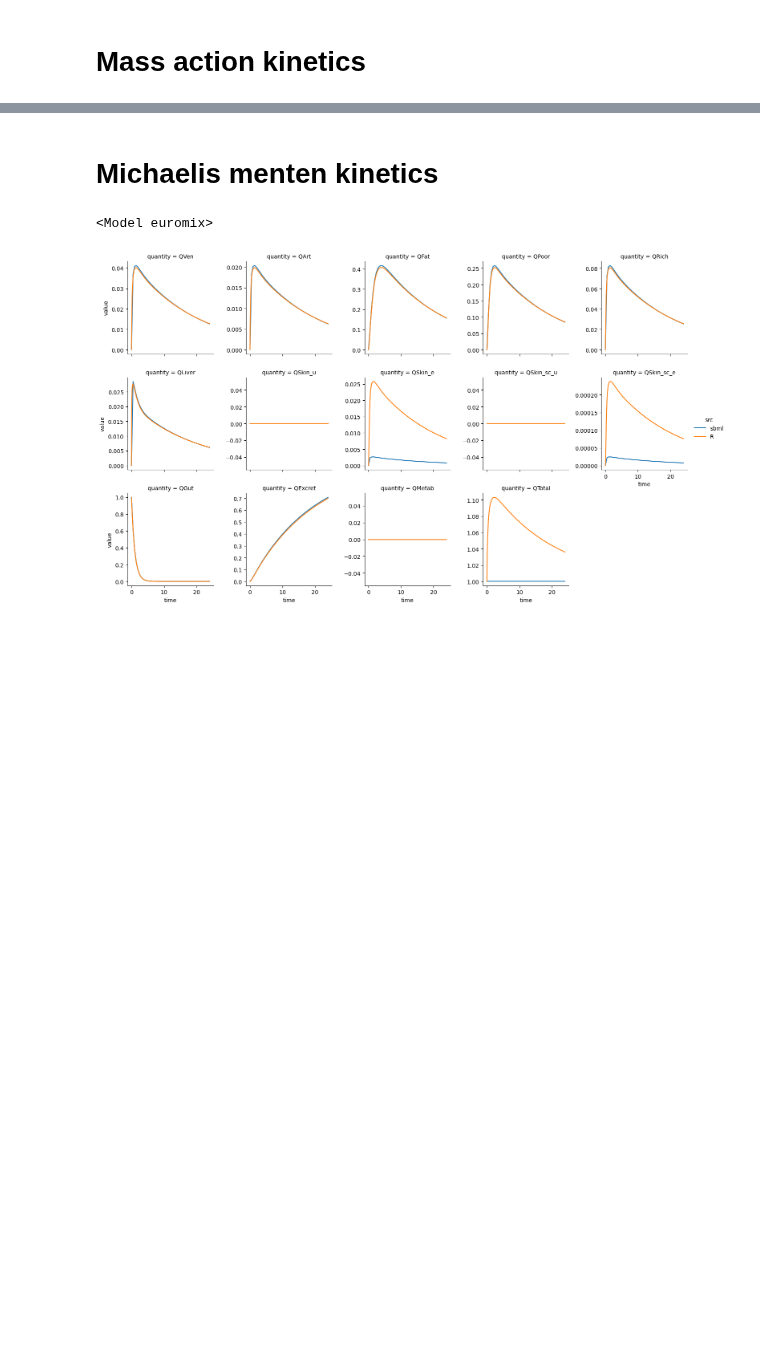
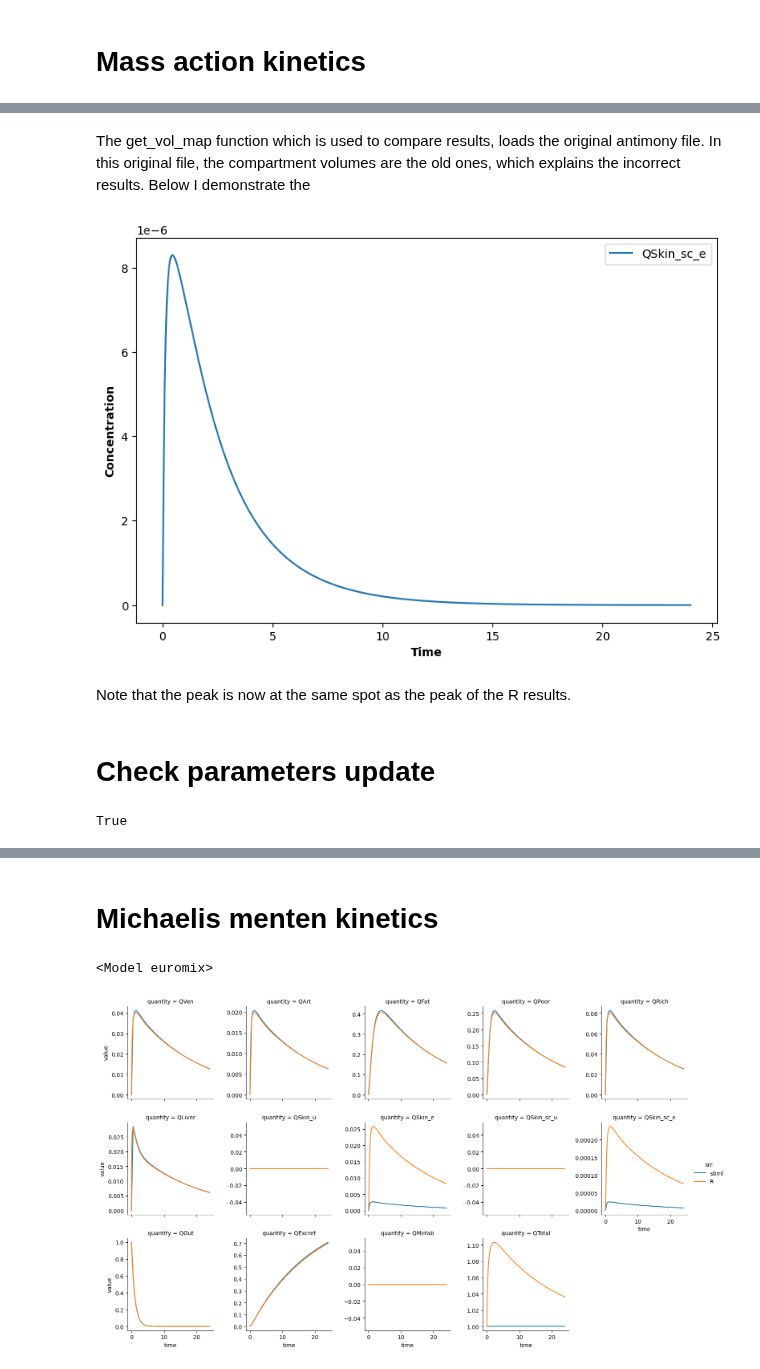
Before and after one commit to rivm-syso/euromix-to-sbml, a Jupyter notebook: notebooks/validate_antimony_model.ipynb, the cells around one changed output, grey strips where cells are left out. Saved outputs shown, nothing was run; the diff lists cells and outputs as text; code cells hidden in the pictures; blank space fills up the shorter version.

```diff
--- a/notebooks/validate_antimony_model.ipynb
+++ b/notebooks/validate_antimony_model.ipynb
@@ -82,0 +91,26 @@ Because there is only a single dose, `QGut = 1` at `t = 0`, and nothing is taken
+# %% [markdown]
+The get_vol_map function which is used to compare results, loads the original antimony file. In this original file, the compartment volumes are the old ones, which explains the incorrect results. Below I demonstrate the
+# %%
+r = te.loada(fn_ant) # Load model with fSA_exposed = 0.1
+
+r.fSA_exposed = 1
+r.QGut = 1
+
+p = te.ParameterScan(r)
+
+p.startTime = 0
+p.endTime = 24
+p.numberOfPoints = 500
+p.width = 2
+p.xlabel = 'Time'
+p.ylabel = 'Concentration'
+p.selection = ["QSkin_sc_e"]
+p.title = 'Cell'
+
+p.plotArray()
+# %% [output]
+[figure, added]
+# %% [markdown]
+Note that the peak is now at the same spot as the peak of the R results.
+# %% [markdown]
+# Check parameters update
@@ -82,0 +124,4 @@ Because there is only a single dose, `QGut = 1` at `t = 0`, and nothing is taken
+# %%
+params1 == params2
+# %% [output]
+True
```
Also changed, not shown: parts of 7 cells of this notebook, 1 other file.
